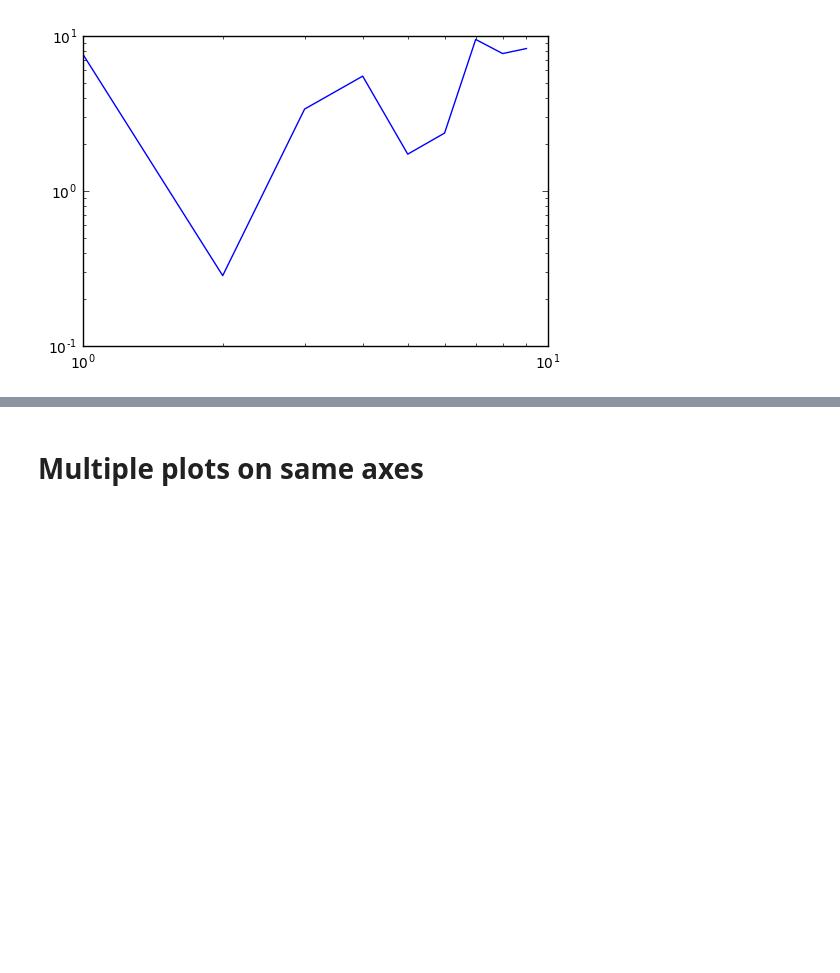
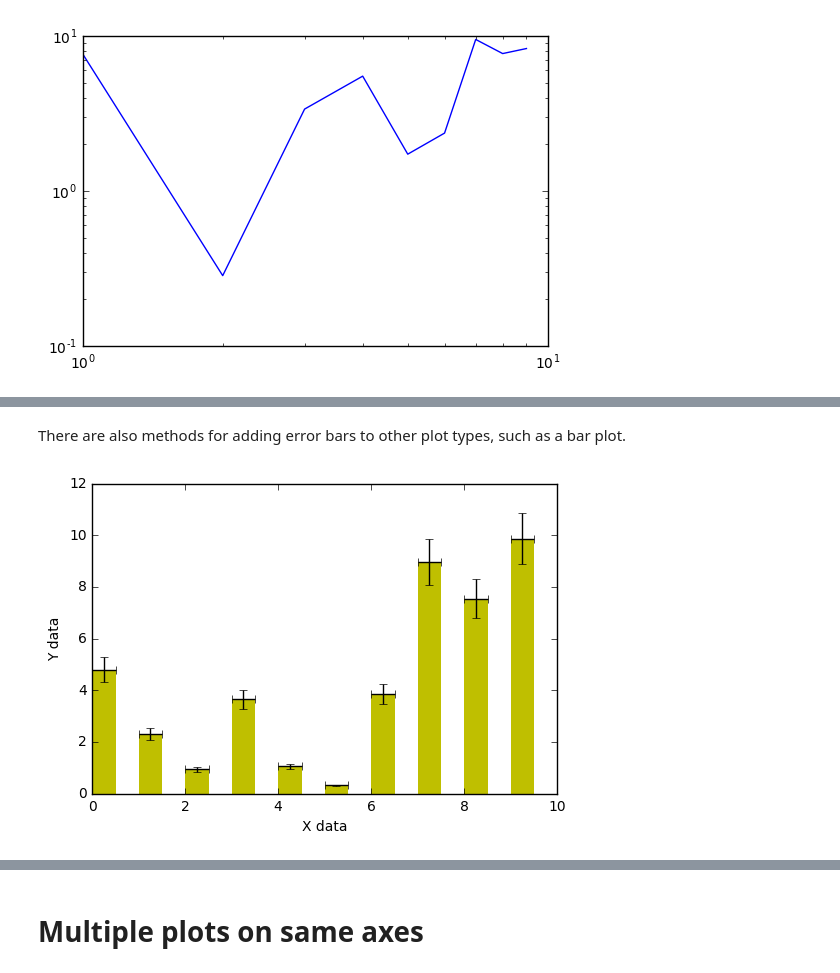
Before and after one commit to pfschus/python-tutorial-plotting, a Jupyter notebook: python_plotting_cheat_sheet.ipynb, the cells around one changed output, grey strips where cells are left out. Cells and saved outputs as stored; diff of their text form; code cells hidden in the pictures; blank space fills up the shorter version.

```diff
--- a/python_plotting_cheat_sheet.ipynb
+++ b/python_plotting_cheat_sheet.ipynb
@@ -112,0 +144,9 @@ plt.show()
+# %% [markdown]
+There are also methods for adding error bars to other plot types, such as a bar plot.
+# %%
+plt.bar(x, y, width = 0.5, color = 'y', edgecolor = 'none', xerr = x_err, yerr = y_err, ecolor = 'k')
+plt.xlabel('X data')
+plt.ylabel('Y data')
+plt.show()
+# %% [output]
+[figure, added]
```
Also changed, not shown: parts of 10 cells of this notebook.
